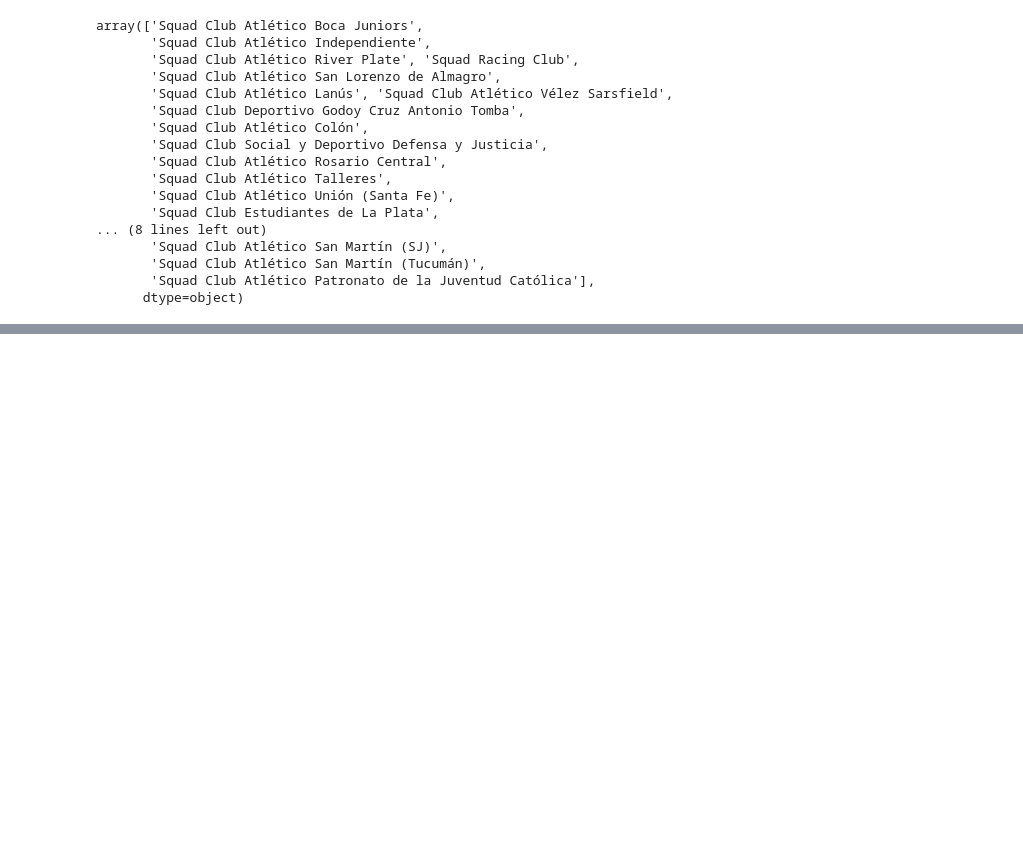
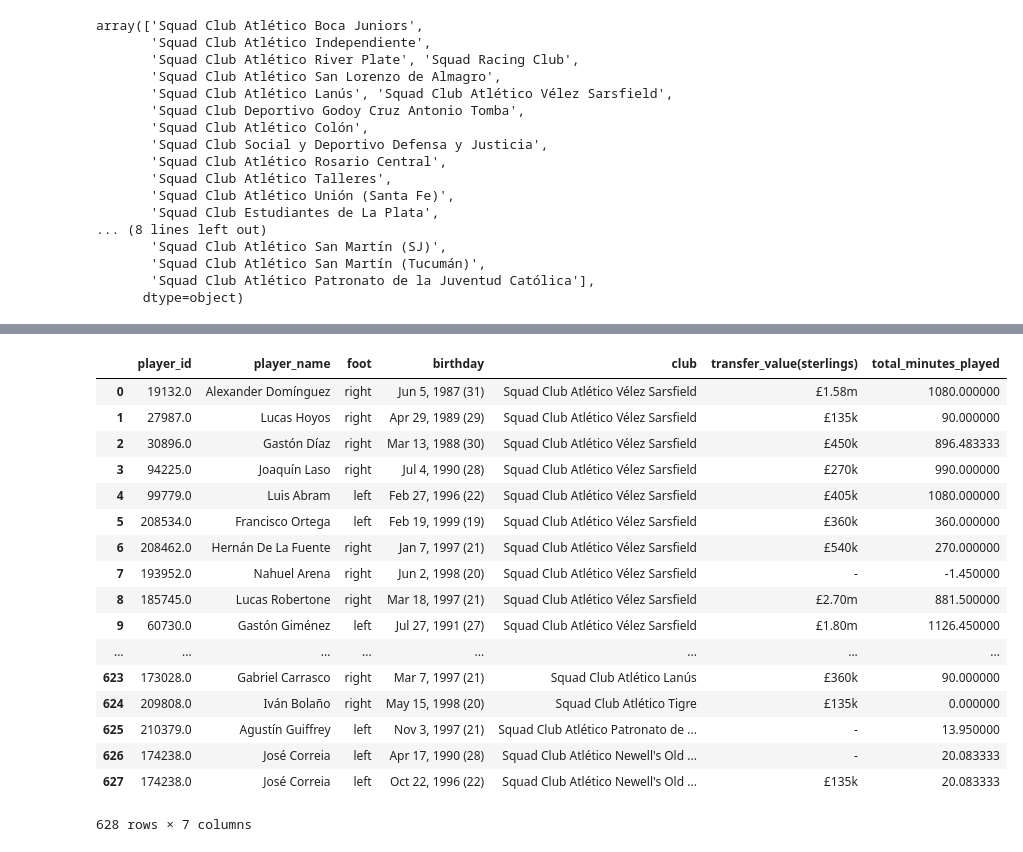
Before and after one commit to d-v-dlee/super_liga_xg, a Jupyter notebook: mongo_player_dec.ipynb, the cells around one changed output, grey strips where cells are left out. Cells and saved outputs as stored; diff of their text form; code cells hidden in the pictures; blank space fills up the shorter version.

Commit message:
merge transfer value with afa player info

```diff
--- a/mongo_player_dec.ipynb
+++ b/mongo_player_dec.ipynb
@@ -181,0 +200,11 @@ tm_player.head()
+# %%
+players = players_minutes_df['player_id'].unique()
+player_minutes = []
+for player in players:
+    total_minutes = players_minutes_df[players_minutes_df['player_id'] == player]['minutes_played'].sum()
+    name = players_minutes_df[players_minutes_df['player_id'] == player]['name'].iloc[0]
+    squad_num = players_minutes_df[players_minutes_df['player_id'] == player]['squad_number'].iloc[0]
+    club_brev = players_minutes_df[players_minutes_df['player_id'] == player]['club_brev'].iloc[0]
+    player_minutes.append([player, total_minutes, name, squad_num, club_brev])
+
+summed_player_min = pd.DataFrame(player_minutes, columns=['player_id', 'total_minutes_played', 'player_name', 'squad_num', 'club_brev'])
@@ -181,0 +220,27 @@ tm_player.head()
+# %%
+player_merge_df = pd.merge(summed_player_min, tm_player, on=['club_brev', 'squad_num'])
+# %%
+player_merge_df.drop(columns=['_id', 'club_brev'], inplace=True)
+# %%
+columns = ['player_id', 'player_name', 'foot', 'birthday', 'club', 'transfer_value(sterlings)', 'total_minutes_played']
+# %%
+player_merge_df[columns]
+# %% [output]
+|  | player_id | player_name | foot | birthday | club | transfer_value(sterlings) | total_minutes_played |
+| 0 | 19132.0 | Alexander Domínguez | right | Jun 5, 1987 (31) | Squad Club Atlético Vélez Sarsfield | £1.58m | 1080.000000 |
+| 1 | 27987.0 | Lucas Hoyos | right | Apr 29, 1989 (29) | Squad Club Atlético Vélez Sarsfield | £135k | 90.000000 |
+| 2 | 30896.0 | Gastón Díaz | right | Mar 13, 1988 (30) | Squad Club Atlético Vélez Sarsfield | £450k | 896.483333 |
+| 3 | 94225.0 | Joaquín Laso | right | Jul 4, 1990 (28) | Squad Club Atlético Vélez Sarsfield | £270k | 990.000000 |
+| 4 | 99779.0 | Luis Abram | left | Feb 27, 1996 (22) | Squad Club Atlético Vélez Sarsfield | £405k | 1080.000000 |
+| 5 | 208534.0 | Francisco Ortega | left | Feb 19, 1999 (19) | Squad Club Atlético Vélez Sarsfield | £360k | 360.000000 |
+| 6 | 208462.0 | Hernán De La Fuente | right | Jan 7, 1997 (21) | Squad Club Atlético Vélez Sarsfield | £540k | 270.000000 |
+| 7 | 193952.0 | Nahuel Arena | right | Jun 2, 1998 (20) | Squad Club Atlético Vélez Sarsfield | - | -1.450000 |
+| 8 | 185745.0 | Lucas Robertone | right | Mar 18, 1997 (21) | Squad Club Atlético Vélez Sarsfield | £2.70m | 881.500000 |
+| 9 | 60730.0 | Gastón Giménez | left | Jul 27, 1991 (27) | Squad Club Atlético Vélez Sarsfield | £1.80m | 1126.450000 |
+| ... | ... | ... | ... | ... | ... | ... | ... |
+| 623 | 173028.0 | Gabriel Carrasco | right | Mar 7, 1997 (21) | Squad Club Atlético Lanús | £360k | 90.000000 |
+| 624 | 209808.0 | Iván Bolaño | right | May 15, 1998 (20) | Squad Club Atlético Tigre | £135k | 0.000000 |
+| 625 | 210379.0 | Agustín Guiffrey | left | Nov 3, 1997 (21) | Squad Club Atlético Patronato de ... | - | 13.950000 |
+| 626 | 174238.0 | José Correia | left | Apr 17, 1990 (28) | Squad Club Atlético Newell's Old ... | - | 20.083333 |
+| 627 | 174238.0 | José Correia | left | Oct 22, 1996 (22) | Squad Club Atlético Newell's Old ... | £135k | 20.083333 |
+628 rows × 7 columns
```
Also changed, not shown: parts of 8 cells of this notebook.
